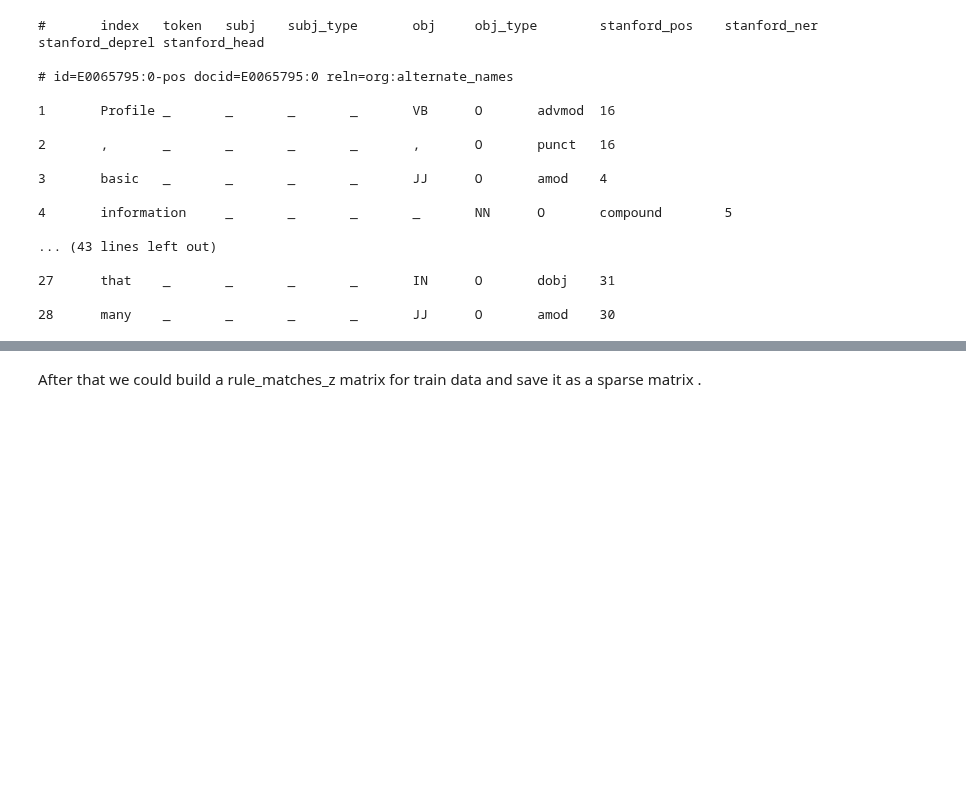
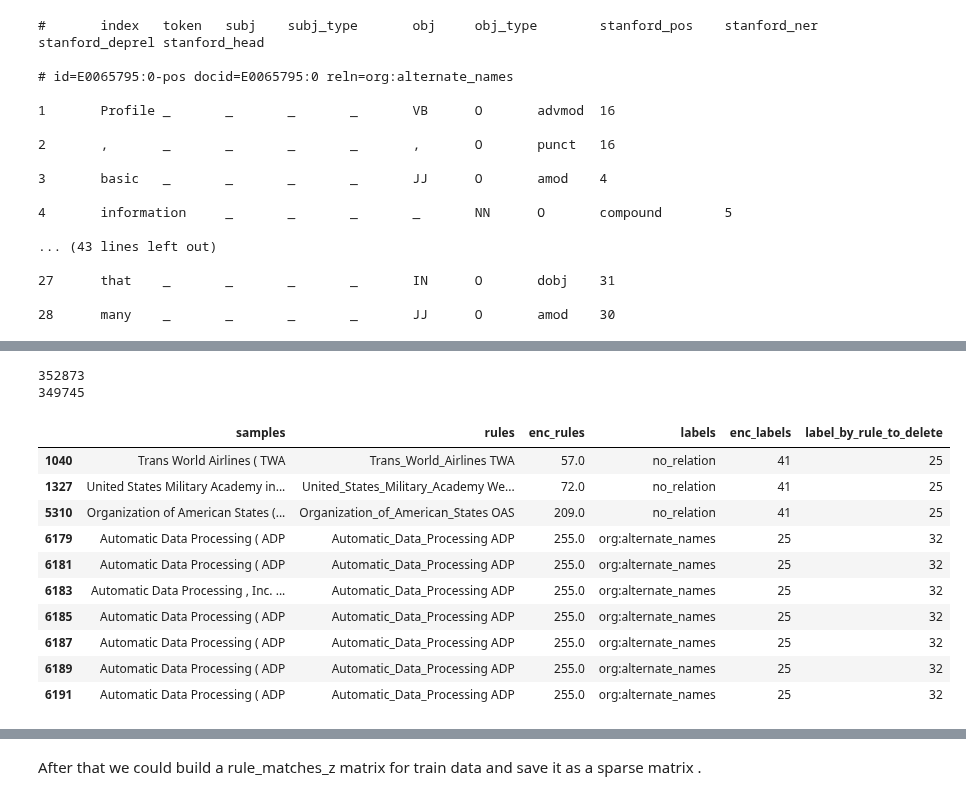
Before and after one commit to knodle/knodle, a Jupyter notebook: tutorials/conll_relation_extraction_dataset/entity_pairs_aka_lfs/Prepare_TAC_based_RE_dataset.ipynb, the cells around one changed output, grey strips where cells are left out. Drawn from its saved outputs; the diff is of its cells as text; code cells hidden in the pictures; blank space fills up the shorter version.

```diff
--- a/tutorials/conll_relation_extraction_dataset/entity_pairs_aka_lfs/Prepare_TAC_based_RE_dataset.ipynb
+++ b/tutorials/conll_relation_extraction_dataset/entity_pairs_aka_lfs/Prepare_TAC_based_RE_dataset.ipynb
@@ -283,0 +354,22 @@ train_data.head()
+# %%
+not_same = train_data[train_data["enc_labels"] != train_data["label_by_rule_to_delete"]]
+print(len(not_same))
+not_same_without_nr = not_same[not_same["enc_labels"] != 41]
+print(len(not_same_without_nr))
+# %% [output]
+352873
+349745
+# %%
+not_same.head(10)
+# %% [output]
+|  | samples | rules | enc_rules | labels | enc_labels | label_by_rule_to_delete |
+| 1040 | Trans World Airlines ( TWA | Trans_World_Airlines TWA | 57.0 | no_relation | 41 | 25 |
+| 1327 | United States Military Academy in... | United_States_Military_Academy We... | 72.0 | no_relation | 41 | 25 |
+| 5310 | Organization of American States (... | Organization_of_American_States OAS | 209.0 | no_relation | 41 | 25 |
+| 6179 | Automatic Data Processing ( ADP | Automatic_Data_Processing ADP | 255.0 | org:alternate_names | 25 | 32 |
+| 6181 | Automatic Data Processing ( ADP | Automatic_Data_Processing ADP | 255.0 | org:alternate_names | 25 | 32 |
+| 6183 | Automatic Data Processing , Inc. ... | Automatic_Data_Processing ADP | 255.0 | org:alternate_names | 25 | 32 |
+| 6185 | Automatic Data Processing ( ADP | Automatic_Data_Processing ADP | 255.0 | org:alternate_names | 25 | 32 |
+| 6187 | Automatic Data Processing ( ADP | Automatic_Data_Processing ADP | 255.0 | org:alternate_names | 25 | 32 |
+| 6189 | Automatic Data Processing ( ADP | Automatic_Data_Processing ADP | 255.0 | org:alternate_names | 25 | 32 |
+| 6191 | Automatic Data Processing ( ADP | Automatic_Data_Processing ADP | 255.0 | org:alternate_names | 25 | 32 |
```
Also changed, not shown: parts of 44 cells of this notebook, 2 other files.
